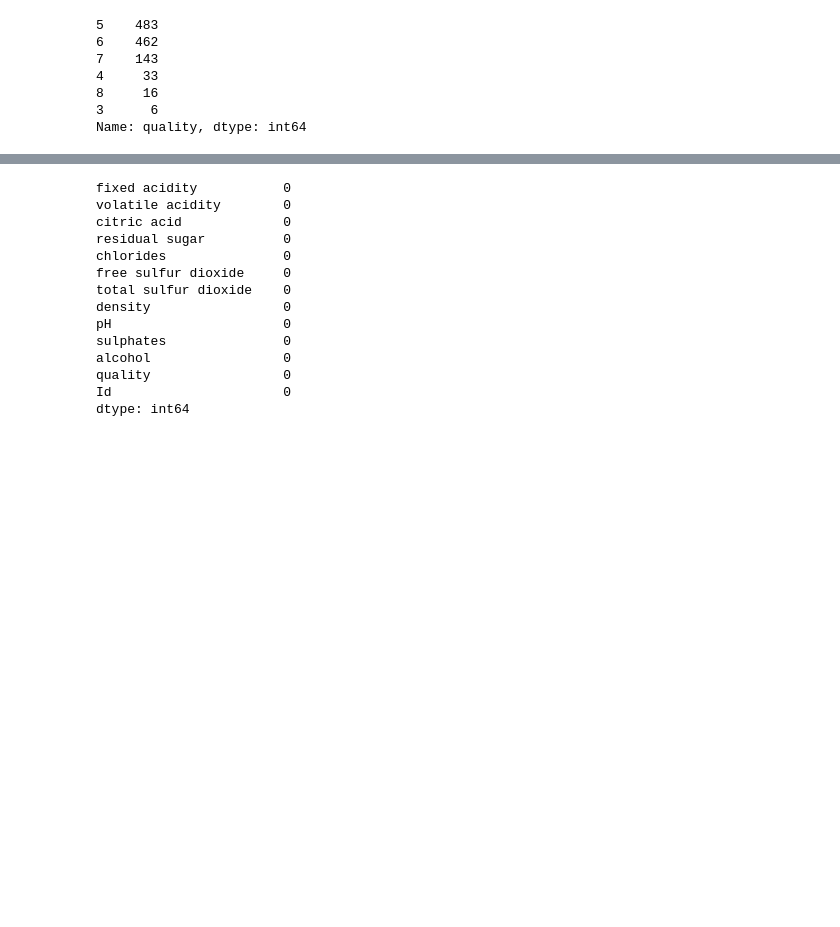
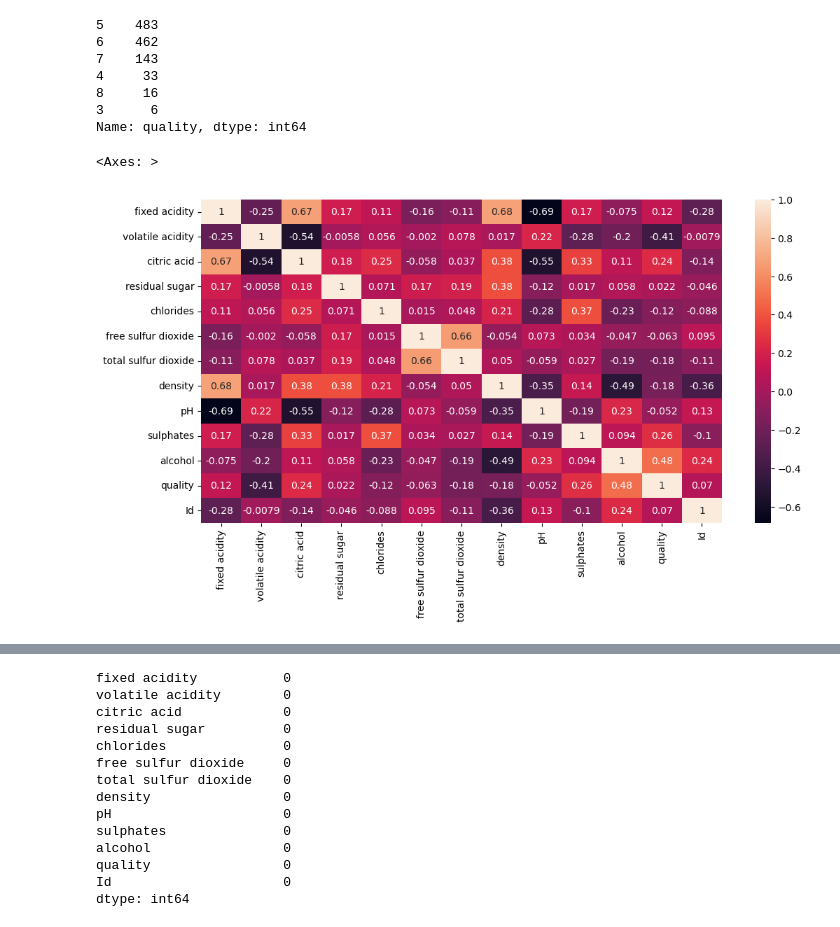
Before and after one commit to Anugrahig/LM-BD-March, a Jupyter notebook: march_bigdata/ml/projects/wine_dataset_knn_nb_svm.ipynb, the cells around one changed output, grey strips where cells are left out. Cells and saved outputs as stored; diff of their text form; code cells hidden in the pictures; blank space fills up the shorter version.

```diff
--- a/march_bigdata/ml/projects/wine_dataset_knn_nb_svm.ipynb
+++ b/march_bigdata/ml/projects/wine_dataset_knn_nb_svm.ipynb
@@ -30,4 +35,10 @@ df.quality.value_counts()
 8     16
 3      6
 Name: quality, dtype: int64
+# %%
+plt.figure(figsize=(12,6))
+sns.heatmap(df.corr(),annot=True)
+# %% [output]
+<Axes: >
+[figure, added]
 # %%
```
Also changed, not shown: parts of 10 cells of this notebook, 1 other file.
